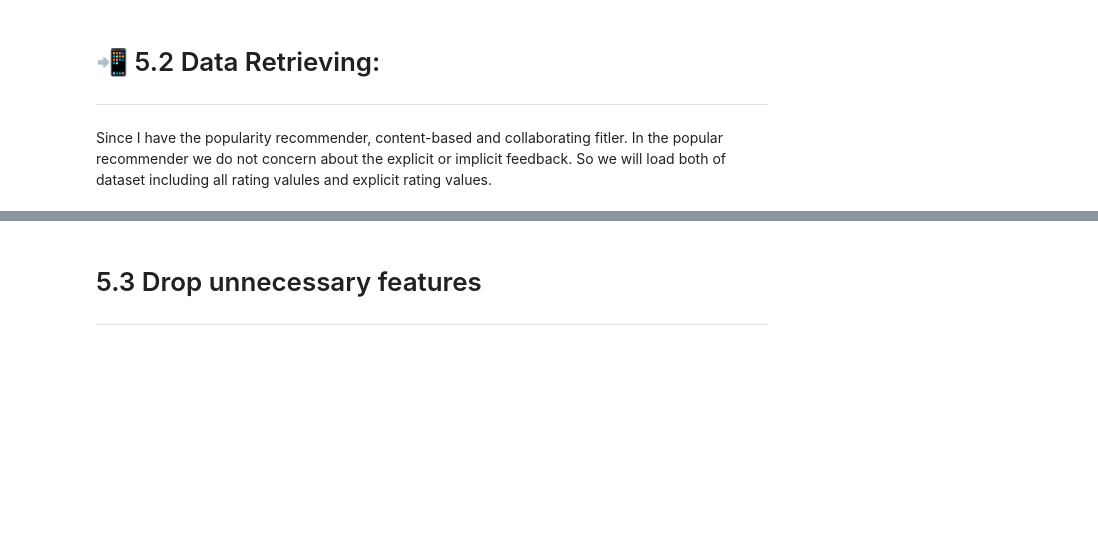
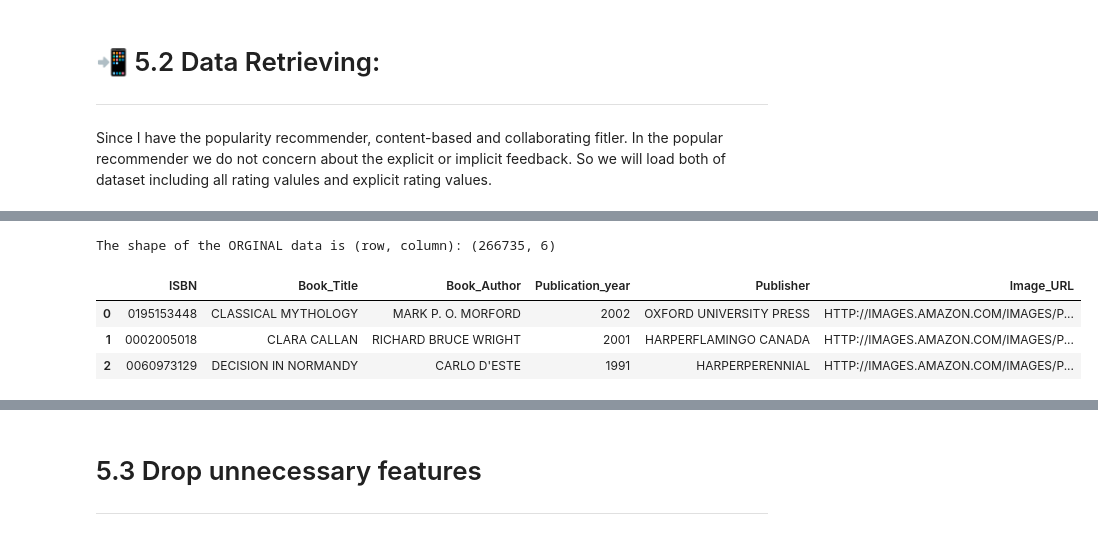
Before and after one commit to ChauHuynh1/Book_RecSys, a Jupyter notebook: Collaborative_Filtering.ipynb, the cells around one changed output, grey strips where cells are left out. Cells and saved outputs as stored; diff of their text form; code cells hidden in the pictures; blank space fills up the shorter version.

```diff
--- a/Collaborative_Filtering.ipynb
+++ b/Collaborative_Filtering.ipynb
@@ -121,3 +120,20 @@ The shape of the ORGINAL data is (row, column): (151324, 12)
 | 0 | 276747 | 0060517794 | 9 | LITTLE ALTARS EVERYWHERE | REBECCA WELLS | 2003.0 | HARPERTORCH | HTTP://IMAGES.AMAZON.COM/IMAGES/P... | ... |
 | 1 | 276747 | 0671537458 | 9 | WAITING TO EXHALE | TERRY MCMILLAN | 1995.0 | POCKET | HTTP://IMAGES.AMAZON.COM/IMAGES/P... | ... |
 | 2 | 276747 | 0679776818 | 8 | BIRDSONG: A NOVEL OF LOVE AND WAR | SEBASTIAN FAULKS | 1997.0 | VINTAGE BOOKS USA | HTTP://IMAGES.AMAZON.COM/IMAGES/P... | ... |
+# %%
+## Importing the datasets
+book = pd.read_csv("Data/Cleaned_Data/book_cleaned.csv", delimiter=',', skipinitialspace = True, encoding='cp1252', on_bad_lines='skip')
+book = book.loc[:, ~book.columns.str.contains('^Unnamed')]
+
+book.columns = book.columns.str.replace(' ', '') #strip the extra-whitespaces out
+
+print("The shape of the ORGINAL data is (row, column):", str(book.shape))
+
+# drop Unnamed, it is just a number given to identify each house
+book.head(3)
+# %% [output]
+The shape of the ORGINAL data is (row, column): (266735, 6)
+|  | ISBN | Book_Title | Book_Author | Publication_year | Publisher | Image_URL |
+| 0 | 0195153448 | CLASSICAL MYTHOLOGY | MARK P. O. MORFORD | 2002 | OXFORD UNIVERSITY PRESS | HTTP://IMAGES.AMAZON.COM/IMAGES/P... |
+| 1 | 0002005018 | CLARA CALLAN | RICHARD BRUCE WRIGHT | 2001 | HARPERFLAMINGO CANADA | HTTP://IMAGES.AMAZON.COM/IMAGES/P... |
+| 2 | 0060973129 | DECISION IN NORMANDY | CARLO D'ESTE | 1991 | HARPERPERENNIAL | HTTP://IMAGES.AMAZON.COM/IMAGES/P... |
```
Also changed, not shown: parts of 44 cells of this notebook, 3 other files.
